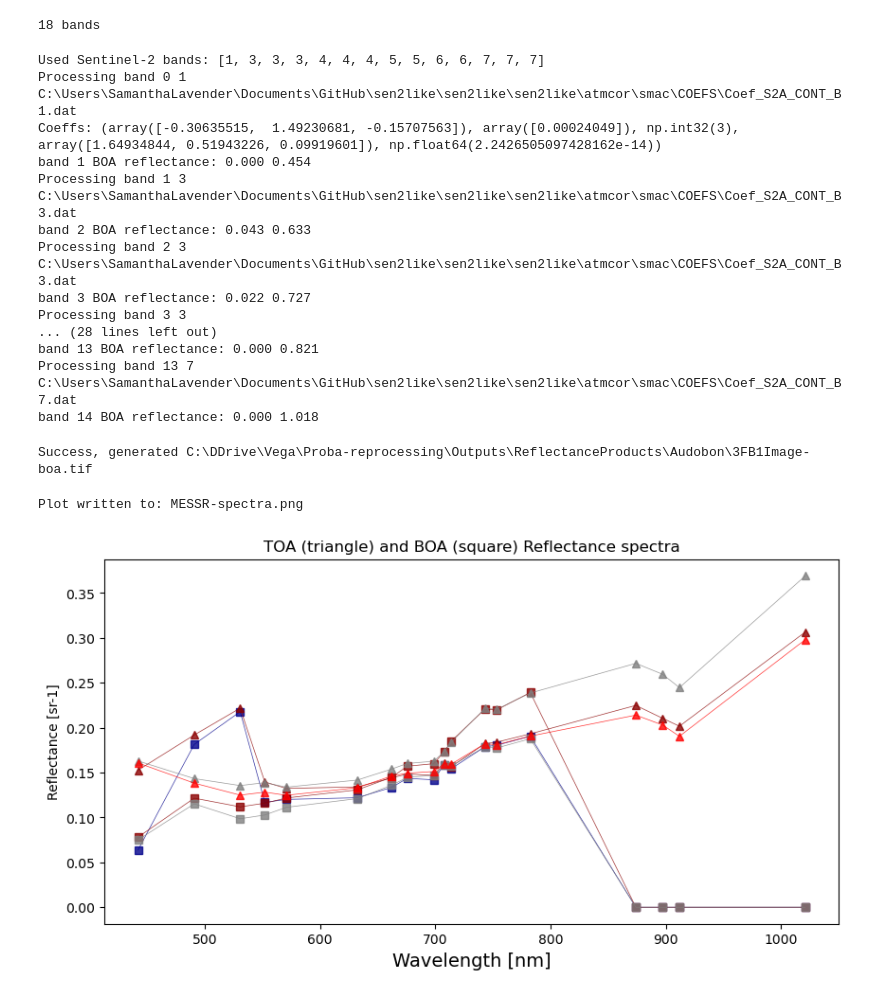
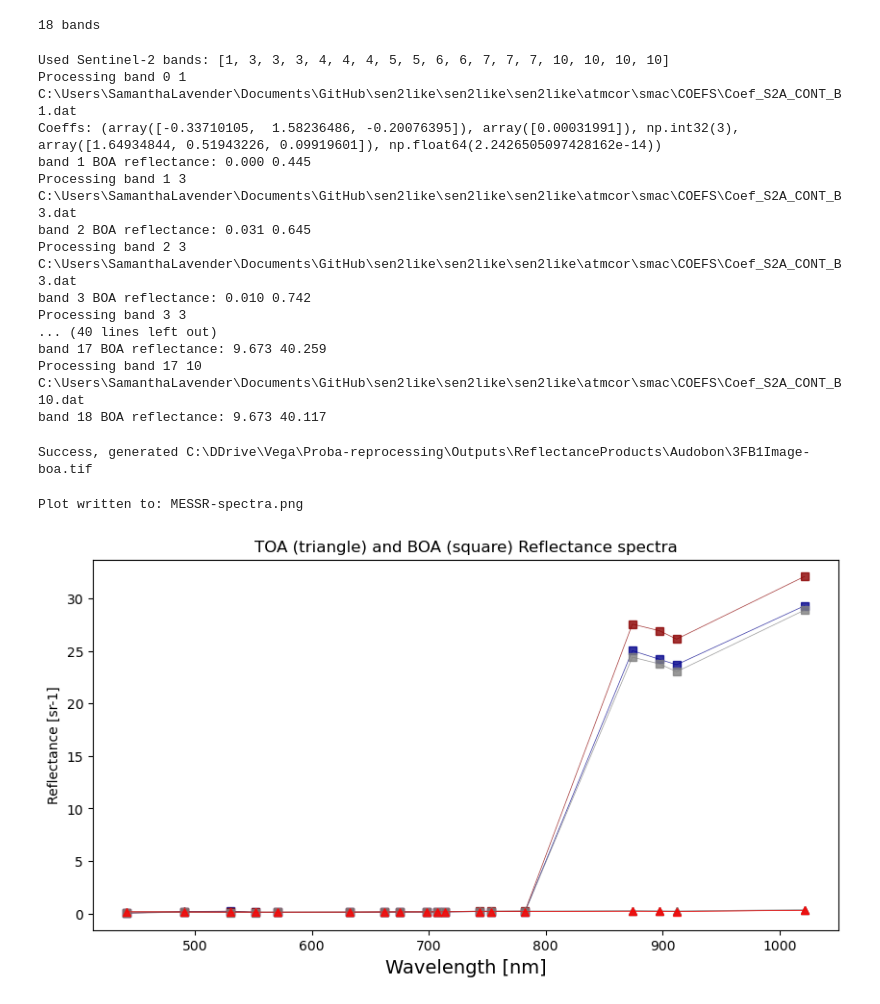
Before and after one commit to pixalytics-ltd/sen2like, a Jupyter notebook: proba_smac.ipynb, the cells around one changed output. Drawn from its saved outputs; the diff is of its cells as text; code cells hidden in the pictures.

```diff
--- a/proba_smac.ipynb
+++ b/proba_smac.ipynb
@@ -41,12 +45,12 @@ Read in data and applied scaling to radiance: 1.401298464324817e-45 8.5454235076
 # %%
 # from header file/geometric processing
 ## Solar zenith and azimuth angles
-theta_s = np.deg2rad(28.0)
-phi_s = np.deg2rad(107.586944) # This one needs to come from the geometric processing as not in the header file
+theta_s = 28.0
+phi_s = 143.276249 # This one needs to come from the geometric processing as not in the header file
 
 # View Zenith and Azimuth Angles
-theta_v = np.deg2rad(25.92)
-phi_v = np.deg2rad(136.64)
+theta_v = 25.92
+phi_v = 136.64
 
 # Read from WLMID
 pbands = [441.9,490.7,530.6,552.0,570.6,632.3,662.2,675.6,698.6,707.6,713.8,743.1,753.4,782.4,874.1,897.4,911.9,1021.3]
@@ -83,7 +87,7 @@ r_surf_SMAC = np.zeros(101)
 rboaimg = np.zeros((nbands,ds.shape[0],ds.shape[1]), dtype = np.float32)
 sensor = "S2A"
 if nbands > 12:
-    s2bands = [443,490,560,665,705,740,783,842,865]#,945,1375]
+    s2bands = [443,490,560,665,705,740,783,842,865,1375]
     bands = []
     for i in pbands:
         for count,j in enumerate(s2bands):
@@ -122,23 +126,23 @@ for b,band in enumerate(bands):
     rboaimg[b,:,:] = sref[:,:]
     print("band {} BOA reflectance: {:.3f} {:.3f}".format(b+1,np.nanmin(rboaimg[b,:,:]),np.nanmax(rboaimg[b,:,:])))
 # %% [output]
-Used Sentinel-2 bands: [1, 3, 3, 3, 4, 4, 4, 5, 5, 6, 6, 7, 7, 7]
+Used Sentinel-2 bands: [1, 3, 3, 3, 4, 4, 4, 5, 5, 6, 6, 7, 7, 7, 10, 10, 10, 10]
 Processing band 0 1
 C:\Users\SamanthaLavender\Documents\GitHub\sen2like\sen2like\sen2like\atmcor\smac\COEFS\Coef_S2A_CONT_B1.dat
-Coeffs: (array([-0.30635515,  1.49230681, -0.15707563]), array([0.00024049]), np.int32(3), array([1.64934844, 0.51943226, 0.09919601]), np.float64(2.2426505097428162e-14))
-band 1 BOA reflectance: 0.000 0.454
+Coeffs: (array([-0.33710105,  1.58236486, -0.20076395]), array([0.00031991]), np.int32(3), array([1.64934844, 0.51943226, 0.09919601]), np.float64(2.2426505097428162e-14))
+band 1 BOA reflectance: 0.000 0.445
 Processing band 1 3
 C:\Users\SamanthaLavender\Documents\GitHub\sen2like\sen2like\sen2like\atmcor\smac\COEFS\Coef_S2A_CONT_B3.dat
-band 2 BOA reflectance: 0.043 0.633
+band 2 BOA reflectance: 0.031 0.645
 Processing band 2 3
 C:\Users\SamanthaLavender\Documents\GitHub\sen2like\sen2like\sen2like\atmcor\smac\COEFS\Coef_S2A_CONT_B3.dat
-band 3 BOA reflectance: 0.022 0.727
+band 3 BOA reflectance: 0.010 0.742
 Processing band 3 3
-... (28 lines left out)
-band 13 BOA reflectance: 0.000 0.821
-Processing band 13 7
-C:\Users\SamanthaLavender\Documents\GitHub\sen2like\sen2like\sen2like\atmcor\smac\COEFS\Coef_S2A_CONT_B7.dat
-band 14 BOA reflectance: 0.000 1.018
+... (40 lines left out)
+band 17 BOA reflectance: 9.673 40.259
+Processing band 17 10
+C:\Users\SamanthaLavender\Documents\GitHub\sen2like\sen2like\sen2like\atmcor\smac\COEFS\Coef_S2A_CONT_B10.dat
+band 18 BOA reflectance: 9.673 40.117
 # %%
 # Save to Level 2 file
 ofile = file.replace(".tif","-boa.tif")
@@ -159,26 +163,9 @@ else:
 # %% [output]
 Success, generated C:\DDrive\Vega\Proba-reprocessing\Outputs\ReflectanceProducts\Audobon\3FB1Image-boa.tif
 # %%
-import matplotlib.pyplot as plt
-import matplotlib.patches as mpatches
-from matplotlib.patches import Rectangle
-%matplotlib inline
-# Plot data
-plt.figure(figsize=(10,5))
-ax = plt.gca()
-colorb = np.array(['darkblue','darkred','grey','red','mediumseagreen','blue','pink','darkgreen','teal','pink','cyan','purple','brown'])
 pixels = [0,350,700]
-for i,pixel in enumerate(pixels):
-    ax.plot(pbands, rboaimg[:,pixel,pixel], marker='s', color=colorb[i], lw=0.5, alpha=0.8)
-    ax.plot(pbands, rtoaimg[:,pixel,pixel], marker='^', color=colorb[i+1], lw=0.5, alpha=0.8)
-plt.title('TOA (triangle) and BOA (square) Reflectance spectra')
-plt.xlabel("Wavelength [nm]",size=14)
-ax.set_ylabel("Reflectance [sr-1]")
-
-outfig = 'MESSR-spectra.png'
-plt.savefig(outfig, dpi=300, bbox_inches='tight')
-print("Plot written to: {}".format(outfig))
-plt.show()
+title = 'TOA (triangle) and BOA (square) Reflectance spectra'
+plot_spectra(pbands, rboaimg, rtoaimg)
 # %% [output]
 Plot written to: MESSR-spectra.png
-[figure, old version]
+[figure, new version]
```
Also changed, not shown: parts of 1 cell of this notebook, 2 other files.
